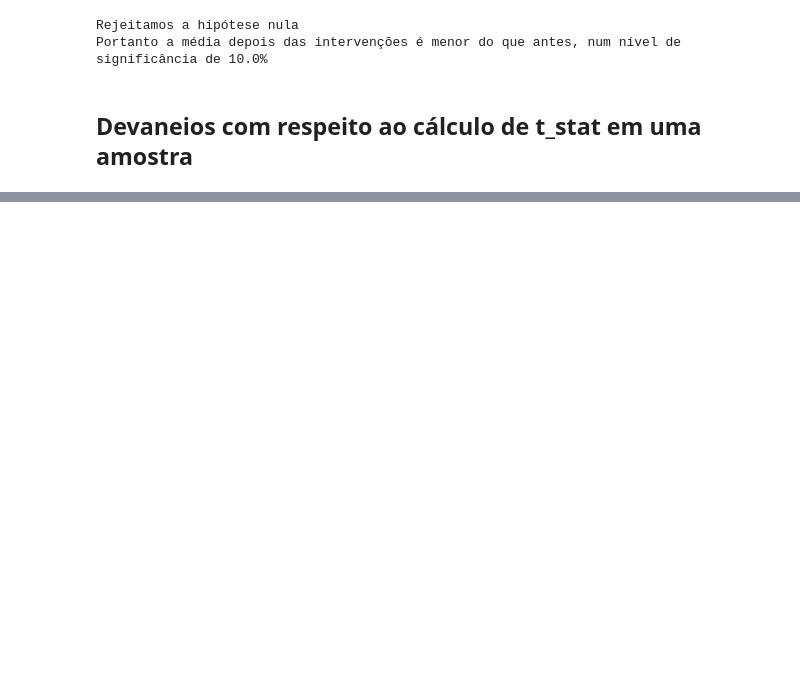
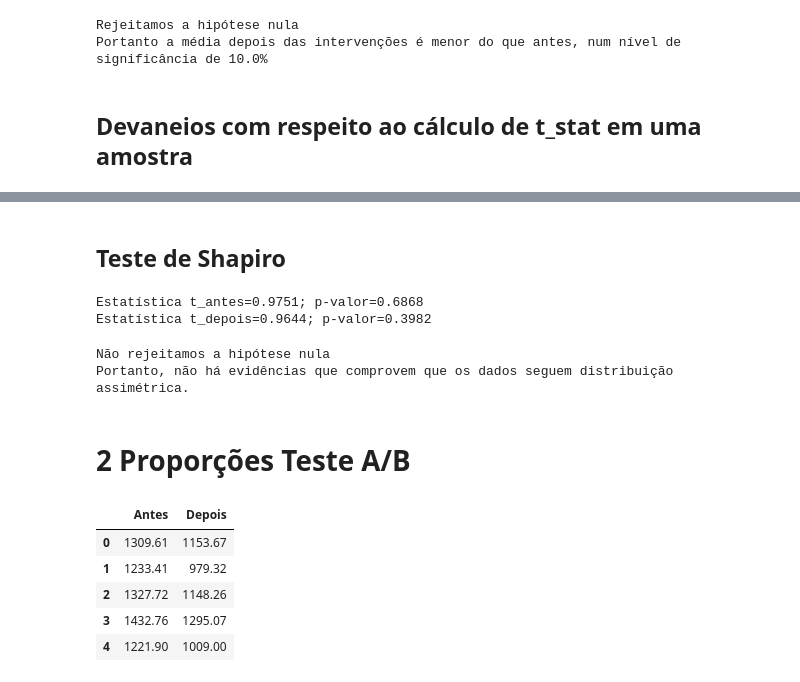
Before and after one commit to esdrasantos/statistical-concepts-and-practice, a Jupyter notebook: cstfm_mod_8_t_z_tests.ipynb, the cells around one changed output, grey strips where cells are left out. Drawn from its saved outputs; the diff is of its cells as text; code cells hidden in the pictures; blank space fills up the shorter version.

```diff
--- a/cstfm_mod_8_t_z_tests.ipynb
+++ b/cstfm_mod_8_t_z_tests.ipynb
@@ -869,0 +870,31 @@ t_valor = -8.8214
+# %% [markdown]
+## Teste de Shapiro
+# %%
+from scipy.stats import shapiro
+
+antes_shapiro = shapiro(dfsuposicao['Antes'])
+depois_shapiro = shapiro(dfsuposicao['Depois'])
+
+t_antes, p_antes = antes_shapiro.statistic, antes_shapiro.pvalue
+t_depois, p_depois = depois_shapiro.statistic, depois_shapiro.pvalue
+
+print(f'Estatística t_antes={t_antes:.4f}; p-valor={p_antes:.4f}')
+print(f'Estatística t_depois={t_depois:.4f}; p-valor={p_depois:.4f}')
+# %% [output]
+Estatística t_antes=0.9751; p-valor=0.6868
+Estatística t_depois=0.9644; p-valor=0.3982
+# %%
+# Nível de significância para rejeição ou não rejeição
+alfa = 0.05
+
+if p_antes < alfa:
+    print('Rejeitamos a hipótese nula')
+    print('Portanto, os dados não seguem a distribuição normal.')
+else:
+    print('Não rejeitamos a hipótese nula')
+    print('Portanto, não há evidências que comprovem que os dados seguem distribuição assimétrica.')
+# %% [output]
+Não rejeitamos a hipótese nula
+Portanto, não há evidências que comprovem que os dados seguem distribuição assimétrica.
+# %% [markdown]
+# 2 Proporções Teste A/B
@@ -869,0 +903,22 @@ t_valor = -8.8214
+# %%
+''' Binomial
+
+✔️ Sucesso (p)
+A média mensal da categoria Shopping e Ecommerce é pelo menos 20% menor do que o maior valor registrado antes da intervenção.
+
+❌ Insucesso (q)
+A média mensal da categoria Shopping e Ecommerce não atinge uma redução mínima de 20% em relação ao maior valor registrado antes da intervenção.
+
+# valor máx -> v_max
+# x <= 0.8*v_max
+
+'''
+
+dfsuposicao.head()
+# %% [output]
+|  | Antes | Depois |
+| 0 | 1309.61 | 1153.67 |
+| 1 | 1233.41 | 979.32 |
+| 2 | 1327.72 | 1148.26 |
+| 3 | 1432.76 | 1295.07 |
+| 4 | 1221.90 | 1009.00 |
```
Also changed, not shown: parts of 11 cells of this notebook.
